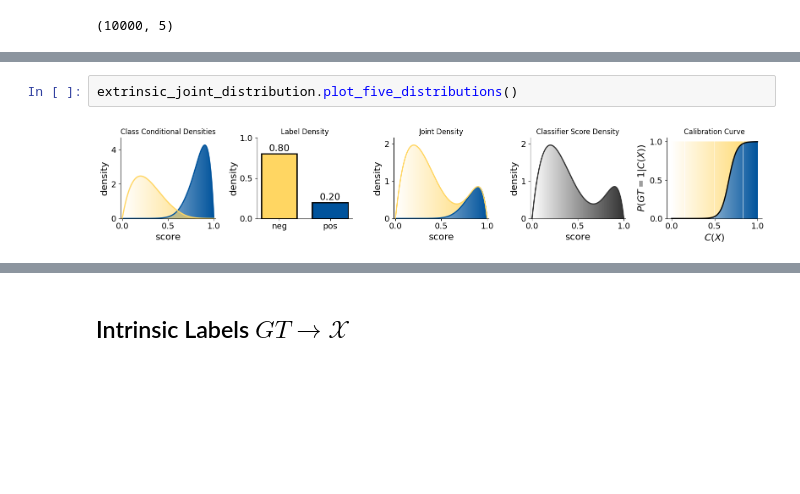
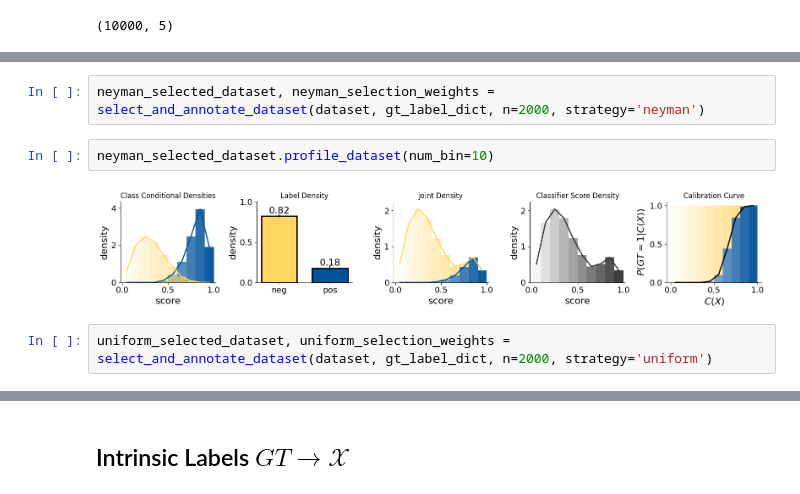
Before and after one commit to avalanchesiqi/pyquantifier, a Jupyter notebook: examples/tutorial.ipynb, the cells around one changed output, grey strips where cells are left out. Cells and saved outputs as stored; diff of their text form; blank space fills up the shorter version.

```diff
--- a/examples/tutorial.ipynb
+++ b/examples/tutorial.ipynb
@@ -185,4 +173,8 @@ sampled_dataset.profile_dataset(num_bin=10)
-# %%
-extrinsic_joint_distribution.plot_five_distributions()
-# %% [output]
-[figure, removed]
+# %%
+neyman_selected_dataset, neyman_selection_weights = select_and_annotate_dataset(dataset, gt_label_dict, n=2000, strategy='neyman')
+# %%
+neyman_selected_dataset.profile_dataset(num_bin=10)
+# %% [output]
+[figure, added]
+# %%
+uniform_selected_dataset, uniform_selection_weights = select_and_annotate_dataset(dataset, gt_label_dict, n=2000, strategy='uniform')
```
Also changed, not shown: parts of 28 cells of this notebook, 10 other files.
